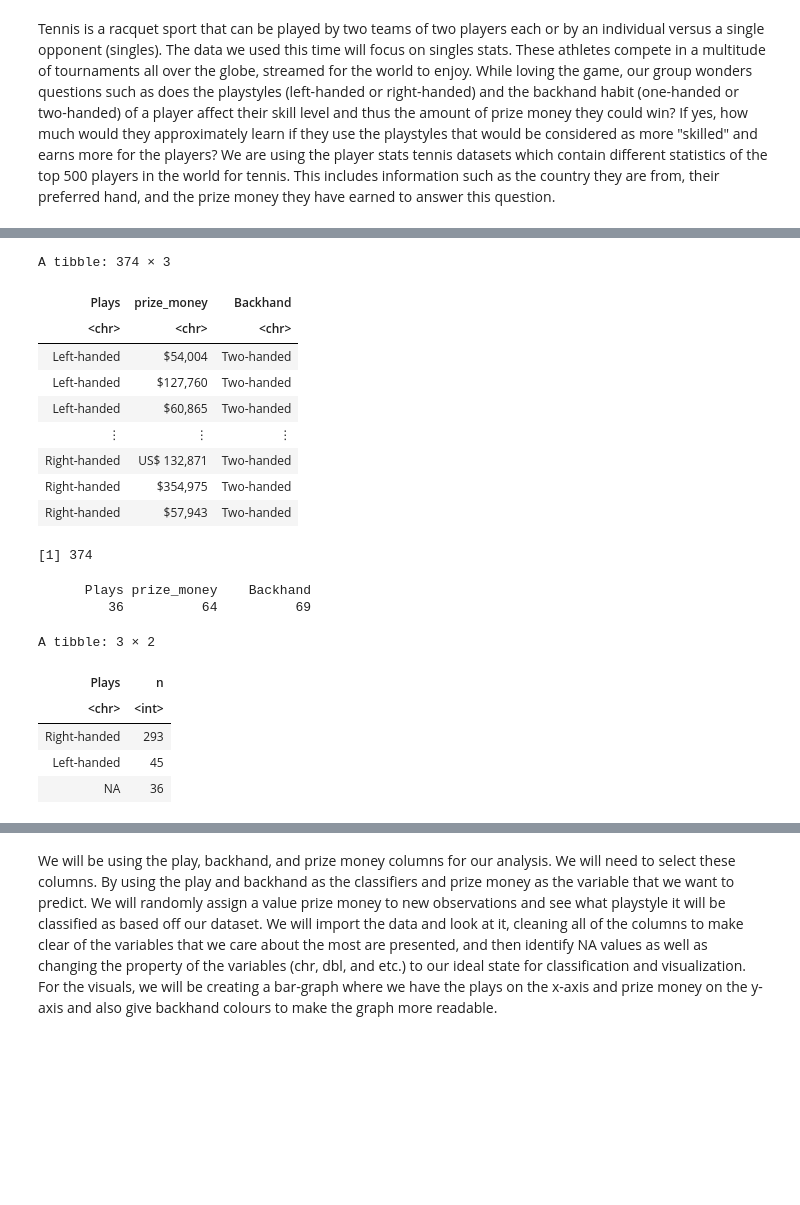
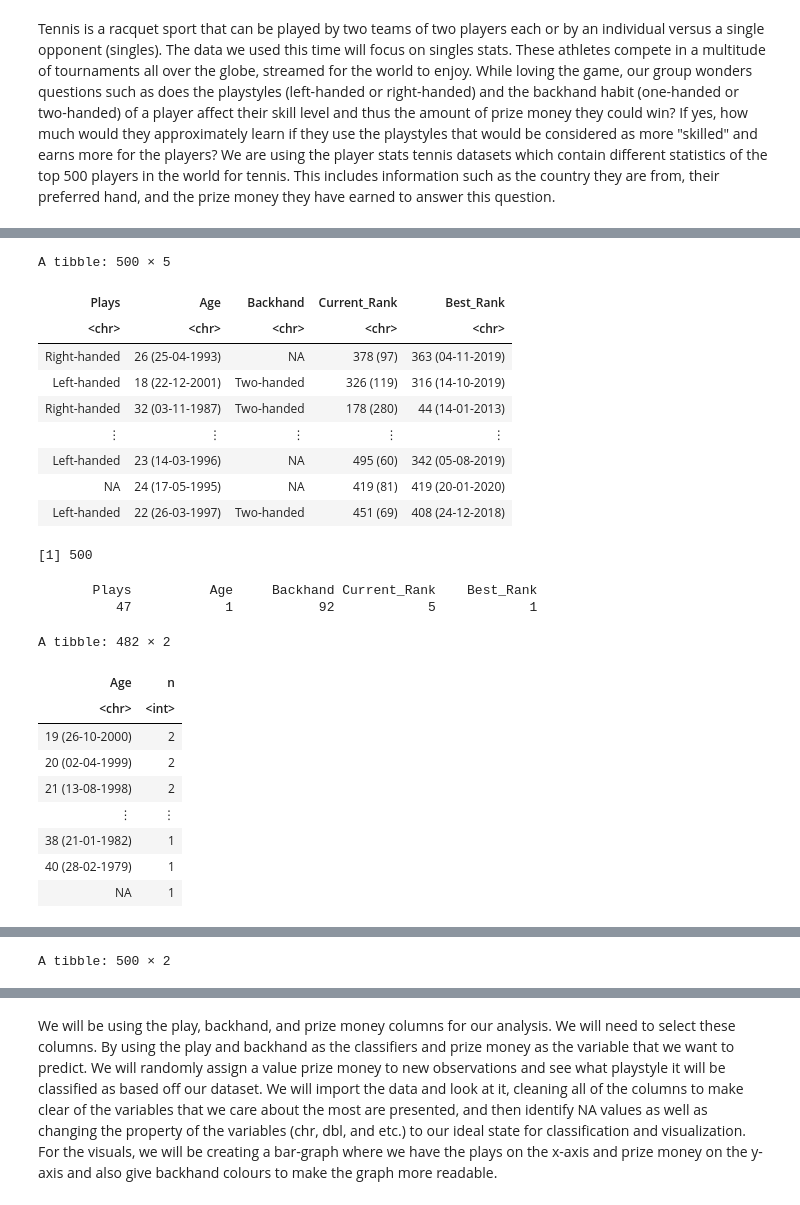
Before and after one commit to PoloName/Project_Player_Stats, a Jupyter notebook: Project_intro.ipynb, the cells around one changed output, grey strips where cells are left out. Cells and saved outputs as stored; diff of their text form; code cells hidden in the pictures; blank space fills up the shorter version.

```diff
--- a/Project_intro.ipynb
+++ b/Project_intro.ipynb
@@ -34,7 +24,9 @@ options(repr.matrix.max.rows = 6)
 # %% [markdown]
 Tennis is a racquet sport that can be played by two teams of two players each or by an individual versus a single opponent (singles). The data we used this time will focus on singles stats. These athletes compete in a multitude of tournaments all over the globe, streamed for the world to enjoy. While loving the game, our group wonders questions such as does the playstyles (left-handed or right-handed) and the backhand habit (one-handed or two-handed) of a player affect their skill level and thus the amount of prize money they could win? If yes, how much would they approximately learn if they use the playstyles that would be considered as more "skilled" and earns more for the players? We are using the player stats tennis datasets which contain different statistics of the top 500 players in the world for tennis. This includes information such as the country they are from, their preferred hand, and the prize money they have earned to answer this question.
 # %%
-player_data <- read_csv("player_stats.csv")
+url <- "https://drive.google.com/uc?export=download&id=1_MECmUXZuuILYeEOfonSGqodW6qVdhsS"
+player_data <- read_csv(url)
+player_data
 # %% [output]
 New names:
 • `` -> `...1`
@@ -49,4 +51,4 @@ dbl (13): ...1, Turned Pro, Seasons, Titles, Best Season, Retired, Masters, ...
 # %%
 player_data_renamed <- player_data |>
-               rename_at(1, ~'Player Number') |>
-               rename_at(10, ~'prize_money')
+               rename_at(6, ~'Current_Rank') |>
+               rename_at(7, ~'Best_Rank')
@@ -64,41 +55,48 @@ player_data_test <- testing(player_data_split)
 # %%
-set.seed(1223)
-player_data_train_goal <- player_data_train [c('Plays', 'prize_money', 'Backhand')] #data we care about the most
+player_data_goal <- player_data_renamed [c('Plays', 'Age', 'Backhand', 'Current_Rank', 'Best_Rank')] #data we care about the most
 
-player_data_train_rows <- nrow(player_data_train_goal) #number of total rows in the dataframe
+player_data_rows <- nrow(player_data_goal) #number of total rows in the dataframe
 
-important_data <- group_by(player_data_train_goal, Plays, prize_money, Backhand)
+important_data <- group_by(player_data_goal, Plays, Backhand, Current_Rank, Best_Rank, Age)
 
-player_data_train_NA <- colSums(is.na(important_data)) #provides the number of NA values
+player_data_NA <- colSums(is.na(important_data)) #provides the number of NA values
 
-player_data_train_type <- player_data_train_goal |>
-                          count(Plays, sort = TRUE) #number of observation in the the classes that we are interested with
+player_data_type <- player_data_goal |>
+                    count(Age, sort = TRUE) #number of observation in the the classes that we are interested with
 
-player_data_train_type2 <- player_data_train_goal |>
-                           count(Backhand, sort = TRUE) #number of observation in the the classes that we are interested with
+player_data_type2 <- player_data_goal |>
+                     count(Current_Rank, sort = TRUE) #number of observation in the the classes that we are interested with
 
-player_data_train_goal #data we care about the most
-player_data_train_rows #number of total rows in the dataframe
-player_data_train_NA #provides the number of NA values
-player_data_train_type #number of observation in the the classes that we are interested with
-player_data_train_type2 #number of observation in the the classes that we are interested with
+player_data_type3 <- player_data_goal |>
+                     count(Best_Rank, sort = TRUE) #number of observation in the the classes that we are interested with
+
+player_data_goal #data we care about the most
+player_data_rows #number of total rows in the dataframe
+player_data_NA #provides the number of NA values
+player_data_type #number of observation in the the classes that we are interested with
+player_data_type2 #number of observation in the the classes that we are interested with
+player_data_type3 #number of observation in the the classes that we are interested with
 # %% [output]
-A tibble: 374 × 3
+A tibble: 500 × 5
-| Plays | prize_money | Backhand |
-| <chr> | <chr> | <chr> |
-| Left-handed | $54,004 | Two-handed |
-| Left-handed | $127,760 | Two-handed |
-| Left-handed | $60,865 | Two-handed |
-| ⋮ | ⋮ | ⋮ |
-| Right-handed | US$ 132,871 | Two-handed |
-| Right-handed | $354,975 | Two-handed |
-| Right-handed | $57,943 | Two-handed |
+| Plays | Age | Backhand | Current_Rank | Best_Rank |
+| <chr> | <chr> | <chr> | <chr> | <chr> |
+| Right-handed | 26 (25-04-1993) | NA | 378 (97) | 363 (04-11-2019) |
+| Left-handed | 18 (22-12-2001) | Two-handed | 326 (119) | 316 (14-10-2019) |
+| Right-handed | 32 (03-11-1987) | Two-handed | 178 (280) | 44 (14-01-2013) |
+| ⋮ | ⋮ | ⋮ | ⋮ | ⋮ |
+| Left-handed | 23 (14-03-1996) | NA | 495 (60) | 342 (05-08-2019) |
+| NA | 24 (17-05-1995) | NA | 419 (81) | 419 (20-01-2020) |
+| Left-handed | 22 (26-03-1997) | Two-handed | 451 (69) | 408 (24-12-2018) |
-[1] 374
+[1] 500
-      Plays prize_money    Backhand
-         36          64          69
+       Plays          Age     Backhand Current_Rank    Best_Rank
+          47            1           92            5            1
-A tibble: 3 × 2
+A tibble: 482 × 2
-| Plays | n |
+| Age | n |
 | <chr> | <int> |
-| Right-handed | 293 |
-| Left-handed | 45 |
-| NA | 36 |
+| 19 (26-10-2000) | 2 |
+| 20 (02-04-1999) | 2 |
+| 21 (13-08-1998) | 2 |
+| ⋮ | ⋮ |
+| 38 (21-01-1982) | 1 |
+| 40 (28-02-1979) | 1 |
+| NA | 1 |
@@ -110,0 +113 @@ A tibble: 3 × 2
+A tibble: 500 × 2
```
Also changed, not shown: parts of 10 cells of this notebook.
